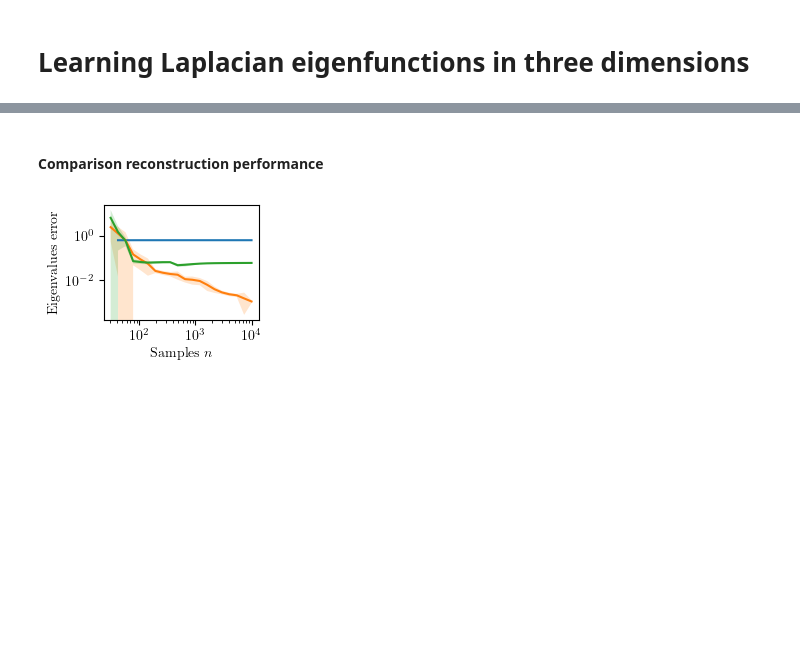
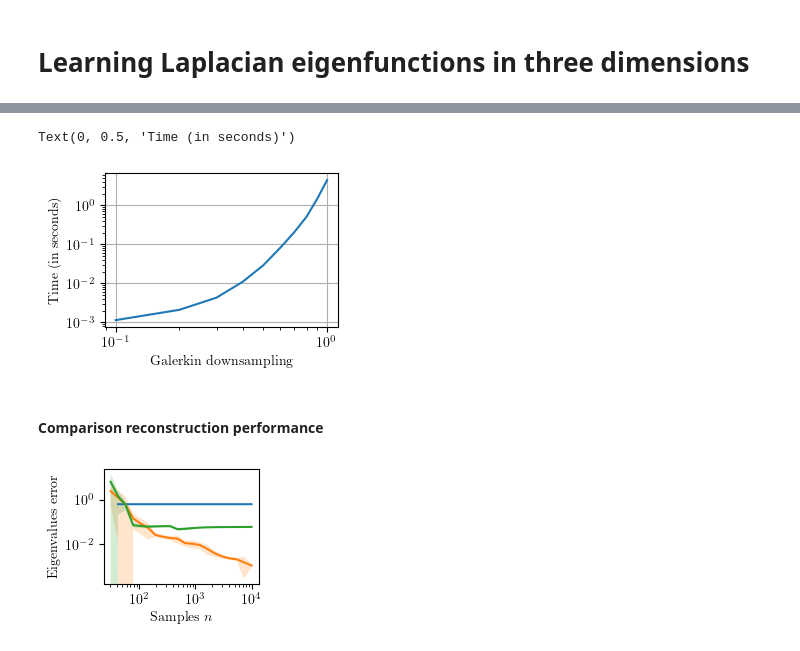
Before and after one commit to VivienCabannes/laplacian, a Jupyter notebook: examples/eigenvalues_comp_plot.ipynb, the cells around one changed output, grey strips where cells are left out. Saved outputs shown, nothing was run; the diff lists cells and outputs as text; code cells hidden in the pictures; blank space fills up the shorter version.

```diff
--- a/examples/eigenvalues_comp_plot.ipynb
+++ b/examples/eigenvalues_comp_plot.ipynb
@@ -37,3 +37,14 @@ fig.savefig(SAVE_DIR / "time_computation.pdf", bbox_inches="tight")
+# %%
+fig, ax = plt.subplots(figsize=(3,2))
+ax.plot(np.linspace(.1, 1, num=10), timer[:, -1])
+ax.set_xscale("log")
+ax.set_yscale("log")
+ax.grid()
+ax.set_xlabel("Galerkin downsampling")
+ax.set_ylabel("Time (in seconds)")
+# %% [output]
+Text(0, 0.5, 'Time (in seconds)')
+[figure, added]
 # %% [markdown]
 #### Comparison reconstruction performance
 # %%
```
Also changed, not shown: parts of 1 cell of this notebook.
